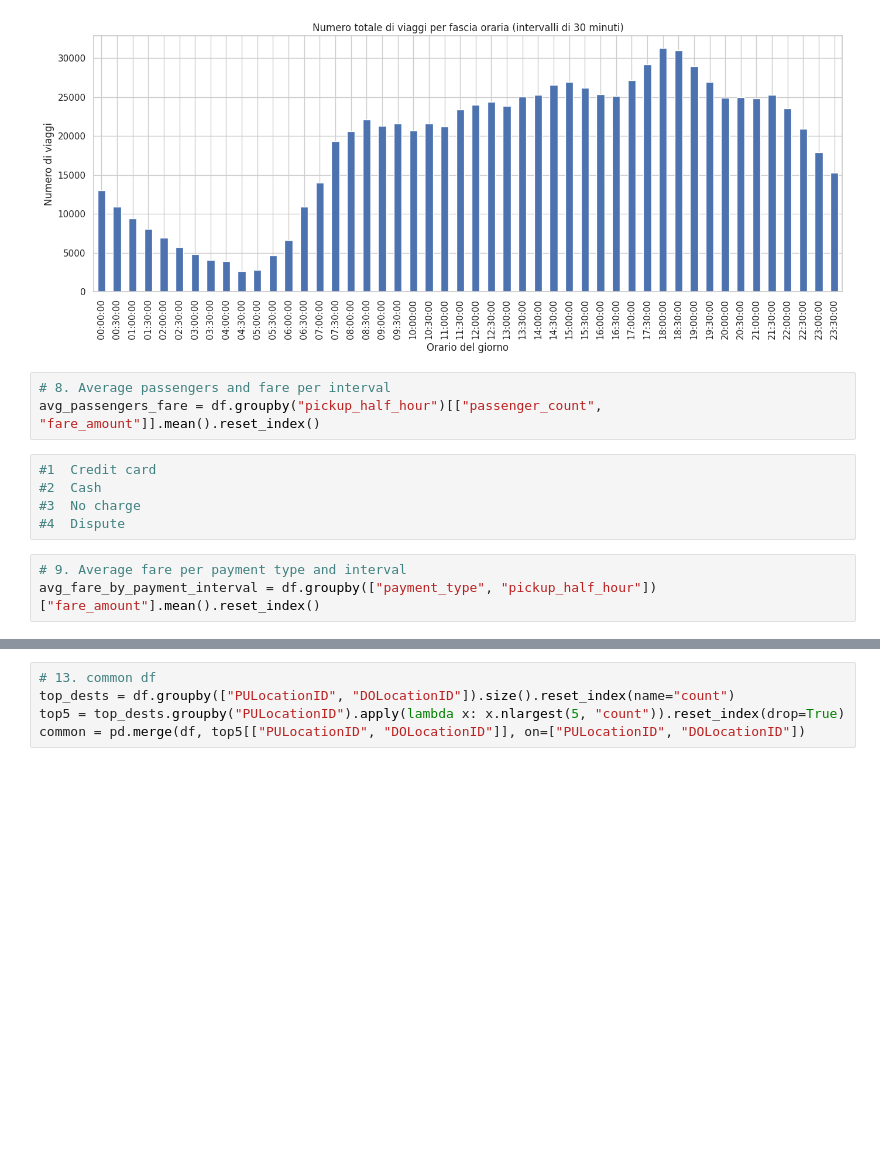
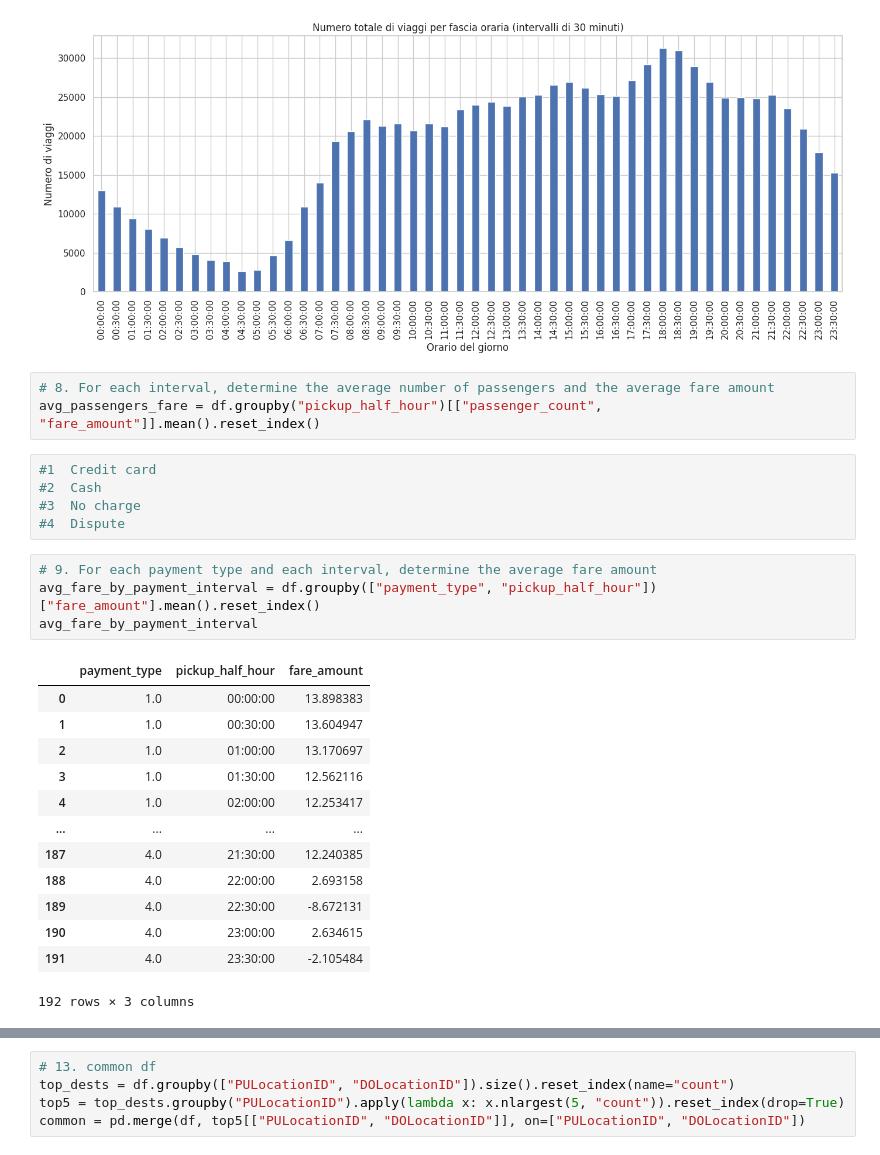
Before and after one commit to robbianiandrea/focs, a Jupyter notebook: Progetto_Andrea_Robbiani.ipynb, the cells around one changed output, grey strips where cells are left out. Cells and saved outputs as stored; diff of their text form; blank space fills up the shorter version.

```diff
--- a/Progetto_Andrea_Robbiani.ipynb
+++ b/Progetto_Andrea_Robbiani.ipynb
@@ -100,7 +115,7 @@ plt.show()
 # %% [output]
 [figure]
 # %%
-# 8. Average passengers and fare per interval
+# 8. For each interval, determine the average number of passengers and the average fare amount
 avg_passengers_fare = df.groupby("pickup_half_hour")[["passenger_count", "fare_amount"]].mean().reset_index()
 # %%
 #1	Credit card
@@ -108,6 +123,21 @@ avg_passengers_fare = df.groupby("pickup_half_hour")[["passenger_count", "fare_a
 #3	No charge
 #4	Dispute
 # %%
-# 9. Average fare per payment type and interval
+# 9. For each payment type and each interval, determine the average fare amount
 avg_fare_by_payment_interval = df.groupby(["payment_type", "pickup_half_hour"])["fare_amount"].mean().reset_index()
+avg_fare_by_payment_interval
+# %% [output]
+|  | payment_type | pickup_half_hour | fare_amount |
+| 0 | 1.0 | 00:00:00 | 13.898383 |
+| 1 | 1.0 | 00:30:00 | 13.604947 |
+| 2 | 1.0 | 01:00:00 | 13.170697 |
+| 3 | 1.0 | 01:30:00 | 12.562116 |
+| 4 | 1.0 | 02:00:00 | 12.253417 |
+| ... | ... | ... | ... |
+| 187 | 4.0 | 21:30:00 | 12.240385 |
+| 188 | 4.0 | 22:00:00 | 2.693158 |
+| 189 | 4.0 | 22:30:00 | -8.672131 |
+| 190 | 4.0 | 23:00:00 | 2.634615 |
+| 191 | 4.0 | 23:30:00 | -2.105484 |
+192 rows × 3 columns
 # %%
```
Also changed, not shown: parts of 8 cells of this notebook.
